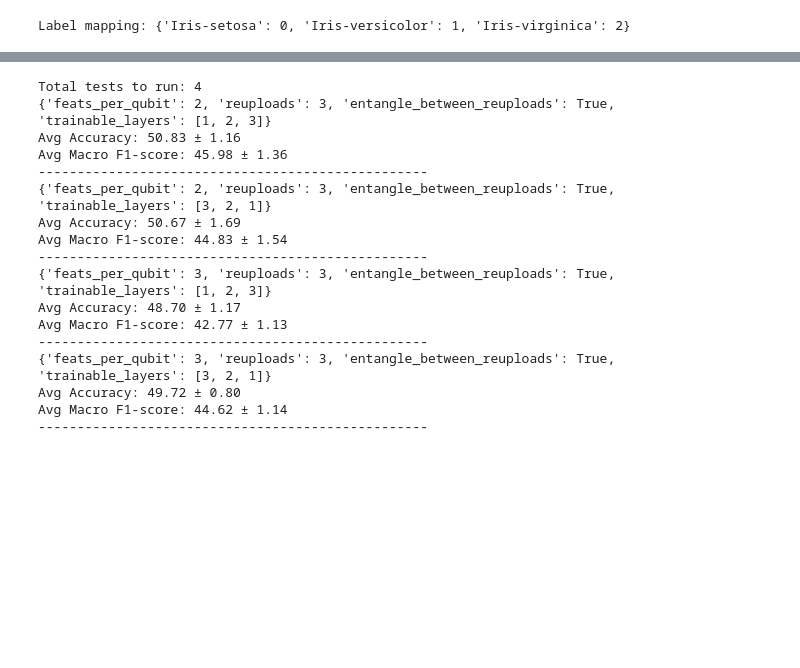
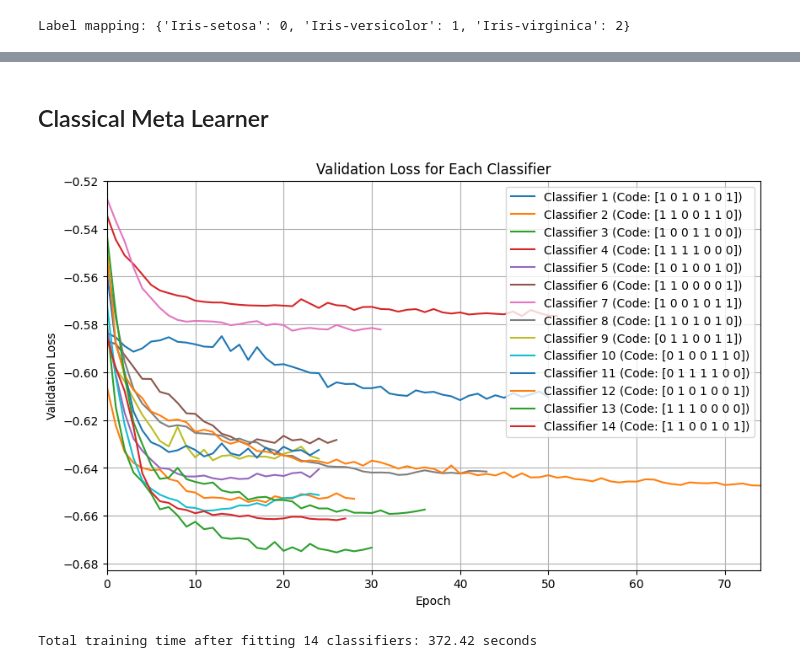
Before and after one commit to EdwardM222/QML-RP, a Jupyter notebook: thesis.ipynb, the cells around one changed output, grey strips where cells are left out. Cells and saved outputs as stored; diff of their text form; code cells hidden in the pictures; blank space fills up the shorter version.

Commit message:
first meta

```diff
--- a/thesis.ipynb
+++ b/thesis.ipynb
@@ -446,70 +376,8 @@ Avg Macro F1-score: 47.55 ± 1.21
-# %%
-feats_per_qubit_opts = [2, 3]
-reuploads_opts = [3]
-entangle_between_reuploads_opts = [True, False]
-trainable_layers_opts = [2, 3]
-
-sweep_tests = []
-for feats_per_qubit in feats_per_qubit_opts:
-    for reuploads in reuploads_opts:
-        for entangle_between_reuploads in entangle_between_reuploads_opts:
-            # for trainable_layers in trainable_layers_opts:
-            #     sweep_tests.append({
-            #         "feats_per_qubit": feats_per_qubit,
-            #         "reuploads": reuploads,
-            #         "entangle_between_reuploads": entangle_between_reuploads,
-            #         "trainable_layers": trainable_layers,
-            #     })
-
-            if entangle_between_reuploads:
-                sweep_tests.append({
-                    "feats_per_qubit": feats_per_qubit,
-                    "reuploads": reuploads,
-                    "entangle_between_reuploads": entangle_between_reuploads,
-                    "trainable_layers": list(range(1, reuploads + 1)),
-                })
-                sweep_tests.append({
-                    "feats_per_qubit": feats_per_qubit,
-                    "reuploads": reuploads,
-                    "entangle_between_reuploads": entangle_between_reuploads,
-                    "trainable_layers": list(range(reuploads, 0, -1)),
-                })
-
-print(f"Total tests to run: {len(sweep_tests)}")
-
-for test_params in sweep_tests:
-    print(test_params)
-
-    feats = test_params["feats_per_qubit"] * 2
-    X_train_scaled = scaler.fit_transform(X_train[famd_cols[:feats]])
-    X_test_scaled = scaler.transform(X_test[famd_cols[:feats]])
-
-    accs = []
-    macro_f1s = []
-    for _ in range(3):
-        ens = QuECOC().to(DEVICE)
-        ens.fit(X_train_scaled, y_train, X_test_scaled, y_test, epochs=100, plot=False, verbose=False)
-        report = classification_report(y_test, ens.predict_proba(X_test_scaled).argmax(axis=1).tolist(), zero_division=0, output_dict=True)
-        accs.append(report["accuracy"] * 100)
-        macro_f1s.append(report["macro avg"]["f1-score"] * 100)
-    print(f"Avg Accuracy: {np.mean(accs):.2f} ± {np.std(accs):.2f}")
-    print(f"Avg Macro F1-score: {np.mean(macro_f1s):.2f} ± {np.std(macro_f1s):.2f}")
-    print("-" * 50)
-# %% [output]
-Total tests to run: 4
-{'feats_per_qubit': 2, 'reuploads': 3, 'entangle_between_reuploads': True, 'trainable_layers': [1, 2, 3]}
-Avg Accuracy: 50.83 ± 1.16
-Avg Macro F1-score: 45.98 ± 1.36
---------------------------------------------------
-{'feats_per_qubit': 2, 'reuploads': 3, 'entangle_between_reuploads': True, 'trainable_layers': [3, 2, 1]}
-Avg Accuracy: 50.67 ± 1.69
-Avg Macro F1-score: 44.83 ± 1.54
---------------------------------------------------
-{'feats_per_qubit': 3, 'reuploads': 3, 'entangle_between_reuploads': True, 'trainable_layers': [1, 2, 3]}
-Avg Accuracy: 48.70 ± 1.17
-Avg Macro F1-score: 42.77 ± 1.13
---------------------------------------------------
-{'feats_per_qubit': 3, 'reuploads': 3, 'entangle_between_reuploads': True, 'trainable_layers': [3, 2, 1]}
-Avg Accuracy: 49.72 ± 0.80
-Avg Macro F1-score: 44.62 ± 1.14
---------------------------------------------------
+# %% [markdown]
+## Classical Meta Learner
+# %%
+ens = QuECOC(feats_per_qubit=3, reuploads=3, trainable_layers=[1,2,3]).to(DEVICE)
+ens.fit(X_train_scaled, y_train, X_test_scaled, y_test, epochs=200, plot=True, verbose=True)
+# %% [output]
+[figure, added]
+Total training time after fitting 14 classifiers: 372.42 seconds
```
Also changed, not shown: parts of 10 cells of this notebook, 1 other file.
